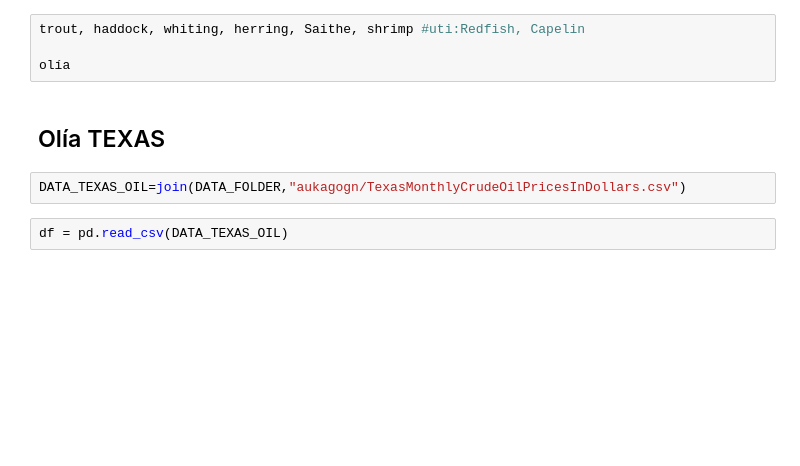
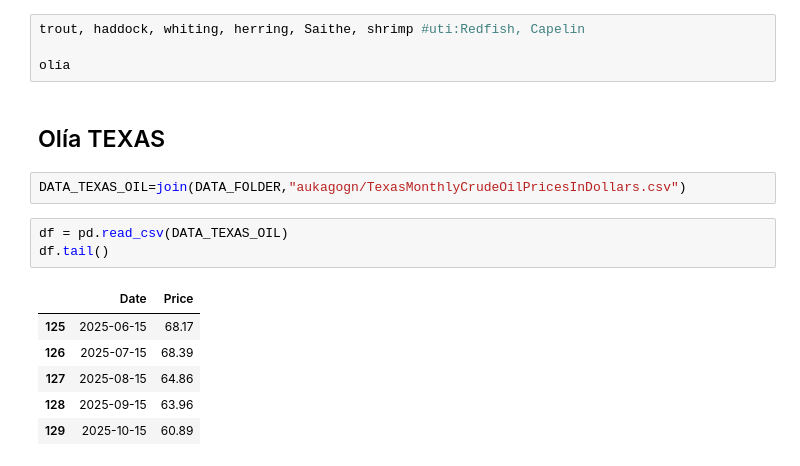
Before and after one commit to alexandersvafdal/Gagnathon2025GagnaGollarar, a Jupyter notebook: cleaning.ipynb, the cells around one changed output. Drawn from its saved outputs; the diff is of its cells as text; blank space fills up the shorter version.

```diff
--- a/cleaning.ipynb
+++ b/cleaning.ipynb
@@ -216,6 +216,14 @@ olía
 DATA_TEXAS_OIL=join(DATA_FOLDER,"aukagogn/TexasMonthlyCrudeOilPricesInDollars.csv")
 # %%
 df = pd.read_csv(DATA_TEXAS_OIL)
+df.tail()
+# %% [output]
+|  | Date | Price |
+| 125 | 2025-06-15 | 68.17 |
+| 126 | 2025-07-15 | 68.39 |
+| 127 | 2025-08-15 | 64.86 |
+| 128 | 2025-09-15 | 63.96 |
+| 129 | 2025-10-15 | 60.89 |
 # %%
 import pandas as pd
 
```
Also changed, not shown: parts of 3 cells of this notebook.
